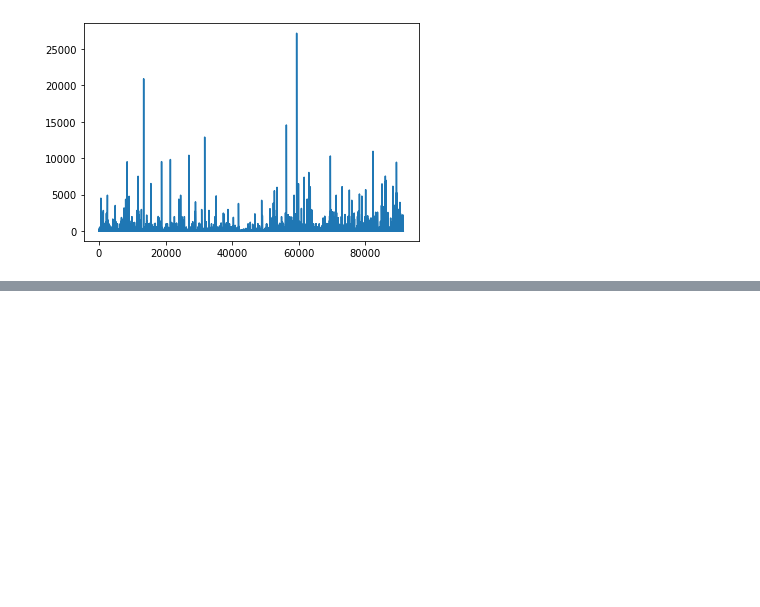
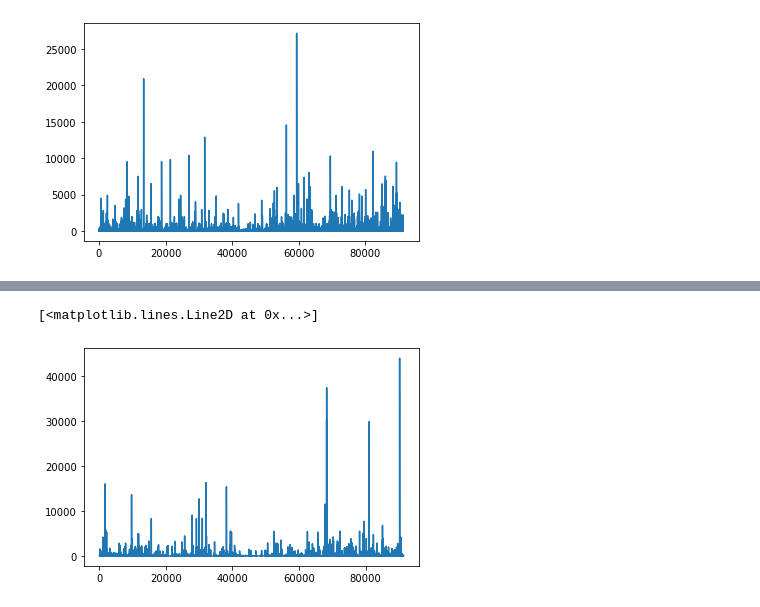
Before and after one commit to martin-sn/MastersThesis, a Jupyter notebook: CryptoTest.ipynb, the cells around one changed output, grey strips where cells are left out. Cells and saved outputs as stored; diff of their text form; code cells hidden in the pictures; blank space fills up the shorter version.

```diff
--- a/CryptoTest.ipynb
+++ b/CryptoTest.ipynb
@@ -150,3 +182,8 @@ plt.plot(df["asks_market_notional_0"])
+# %%
+plt.plot(df["bids_market_notional_0"])
+# %% [output]
+[<matplotlib.lines.Line2D at 0x...>]
+[figure, added]
 # %%
 plt.plot(df["sells"])
 # %% [output]
```
Also changed, not shown: parts of 35 cells of this notebook, 1 other file.
